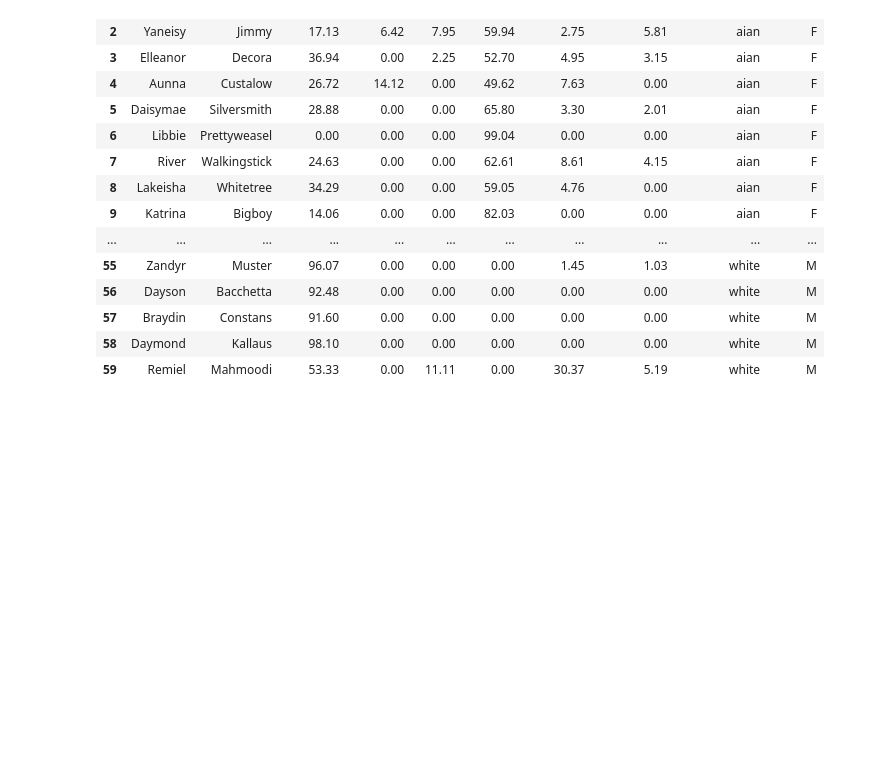
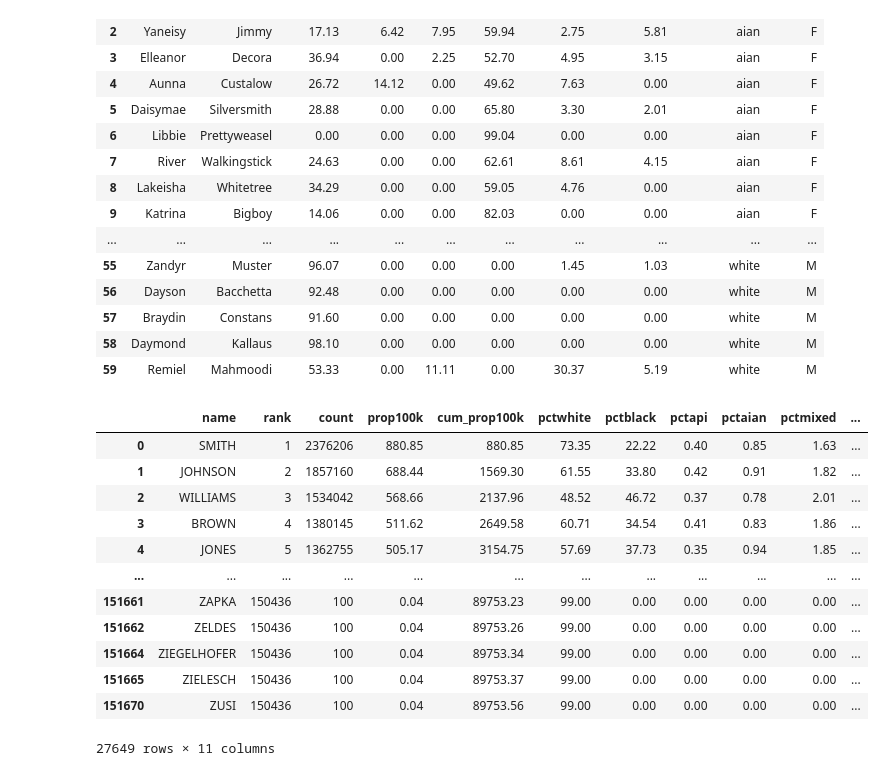
Before and after one commit to wohmas/Group13_Project, a Jupyter notebook: Project.ipynb, the cells around one changed output. Drawn from its saved outputs; the diff is of its cells as text; code cells hidden in the pictures; blank space fills up the shorter version.

Commit message:
added alternative to 0 replacement

```diff
--- a/Project.ipynb
+++ b/Project.ipynb
@@ -66,3 +73,21 @@ full_names
 | 57 | Braydin | Constans | 91.60 | 0.00 | 0.00 | 0.00 | 0.00 | 0.00 | white | M |
 | 58 | Daymond | Kallaus | 98.10 | 0.00 | 0.00 | 0.00 | 0.00 | 0.00 | white | M |
 | 59 | Remiel | Mahmoodi | 53.33 | 0.00 | 11.11 | 0.00 | 30.37 | 5.19 | white | M |
+# %%
+t = last_names.replace('(S)', None)
+# %%
+t.dropna()
+# %% [output]
+|  | name | rank | count | prop100k | cum_prop100k | pctwhite | pctblack | pctapi | pctaian | pctmixed | ... |
+| 0 | SMITH | 1 | 2376206 | 880.85 | 880.85 | 73.35 | 22.22 | 0.40 | 0.85 | 1.63 | ... |
+| 1 | JOHNSON | 2 | 1857160 | 688.44 | 1569.30 | 61.55 | 33.80 | 0.42 | 0.91 | 1.82 | ... |
+| 2 | WILLIAMS | 3 | 1534042 | 568.66 | 2137.96 | 48.52 | 46.72 | 0.37 | 0.78 | 2.01 | ... |
+| 3 | BROWN | 4 | 1380145 | 511.62 | 2649.58 | 60.71 | 34.54 | 0.41 | 0.83 | 1.86 | ... |
+| 4 | JONES | 5 | 1362755 | 505.17 | 3154.75 | 57.69 | 37.73 | 0.35 | 0.94 | 1.85 | ... |
+| ... | ... | ... | ... | ... | ... | ... | ... | ... | ... | ... | ... |
+| 151661 | ZAPKA | 150436 | 100 | 0.04 | 89753.23 | 99.00 | 0.00 | 0.00 | 0.00 | 0.00 | ... |
+| 151662 | ZELDES | 150436 | 100 | 0.04 | 89753.26 | 99.00 | 0.00 | 0.00 | 0.00 | 0.00 | ... |
+| 151664 | ZIEGELHOFER | 150436 | 100 | 0.04 | 89753.34 | 99.00 | 0.00 | 0.00 | 0.00 | 0.00 | ... |
+| 151665 | ZIELESCH | 150436 | 100 | 0.04 | 89753.37 | 99.00 | 0.00 | 0.00 | 0.00 | 0.00 | ... |
+| 151670 | ZUSI | 150436 | 100 | 0.04 | 89753.56 | 99.00 | 0.00 | 0.00 | 0.00 | 0.00 | ... |
+27649 rows × 11 columns
```
Also changed, not shown: parts of 1 cell of this notebook.
